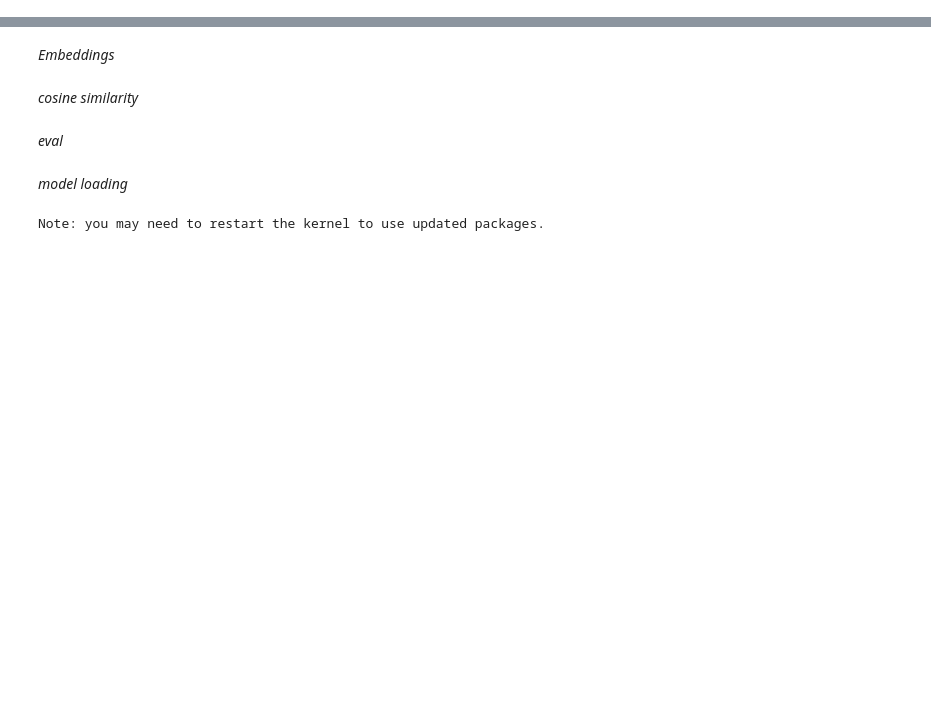
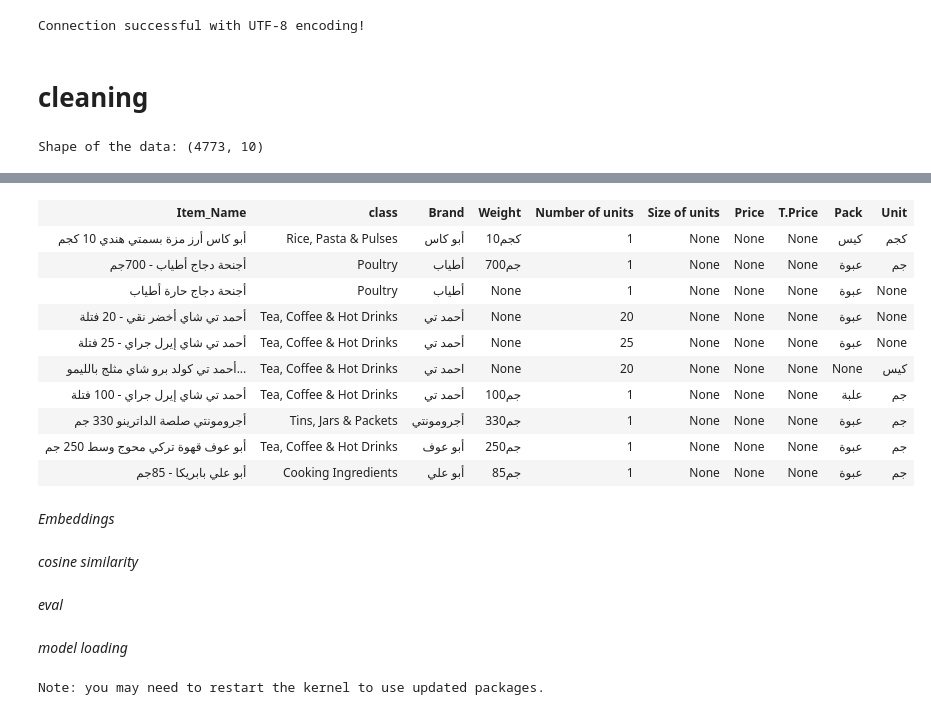
Before and after one commit to A11Veles/Product-GPC-Classification, a Jupyter notebook: final_notebook.ipynb, the cells around one changed output, grey strips where cells are left out. Saved outputs shown, nothing was run; the diff lists cells and outputs as text; code cells hidden in the pictures; blank space fills up the shorter version.

```diff
--- a/final_notebook.ipynb
+++ b/final_notebook.ipynb
@@ -0,0 +20,29 @@
+# %%
+#from config.settings import (TD_HOST, TD_USER, TD_PASS, TD_DB)
+TD_HOST="iteration7-w9og53takluu3v27.env.clearscape.teradata.com"
+TD_USER="demo_user"
+TD_PASS="n8888888"
+TD_DB="DEMO_USER"
+# %%
+conn = teradatasql.connect(
+    host=TD_HOST,
+    user=TD_USER,
+    password=TD_PASS,
+    logdata={'CHARSET': 'UTF8'}
+)
+
+sqlalchemy_engine = create_engine("teradatasql://", creator=lambda: conn)
+create_context(tdsqlengine=sqlalchemy_engine)
+print("Connection successful with UTF-8 encoding!")
+# %% [output]
+Connection successful with UTF-8 encoding!
+# %% [markdown]
+# cleaning
+# %%
+tdf = DataFrame.from_table("original_dataset", schema_name=TD_DB, index_label="Item_Name")
+print("Shape of the data:", tdf.shape)
+# %% [output]
+Shape of the data: (4773, 10)
+# %%
+tdf.head(10)
+# %% [output]
@@ -0,0 +50,11 @@
+| Item_Name | class | Brand | Weight | Number of units | Size of units | Price | T.Price | Pack | Unit |
+| أبو كاس أرز مزة بسمتي هندي 10 كجم | Rice, Pasta & Pulses | أبو كاس | 10كجم | 1 | None | None | None | كيس | كجم |
+| أجنحة دجاج أطياب - 700جم | Poultry | أطياب | 700جم | 1 | None | None | None | عبوة | جم |
+| أجنحة دجاج حارة أطياب | Poultry | أطياب | None | 1 | None | None | None | عبوة | None |
+| أحمد تي شاي أخضر نقي - 20 فتلة | Tea, Coffee & Hot Drinks | أحمد تي | None | 20 | None | None | None | عبوة | None |
+| أحمد تي شاي إيرل جراي - 25 فتلة | Tea, Coffee & Hot Drinks | أحمد تي | None | 25 | None | None | None | عبوة | None |
+| أحمد تي كولد برو شاي مثلج بالليمو... | Tea, Coffee & Hot Drinks | احمد تي | None | 20 | None | None | None | None | كيس |
+| أحمد تي شاي إيرل جراي - 100 فتلة | Tea, Coffee & Hot Drinks | أحمد تي | 100جم | 1 | None | None | None | علبة | جم |
+| أجرومونتي صلصة الداترينو 330 جم | Tins, Jars & Packets | أجرومونتي | 330جم | 1 | None | None | None | عبوة | جم |
+| أبو عوف قهوة تركي محوج وسط 250 جم | Tea, Coffee & Hot Drinks | أبو عوف | 250جم | 1 | None | None | None | عبوة | جم |
+| أبو علي بابريكا - 85جم | Cooking Ingredients | أبو علي | 85جم | 1 | None | None | None | عبوة | جم |
```
Also changed, not shown: parts of 7 cells of this notebook, 1 other file.
